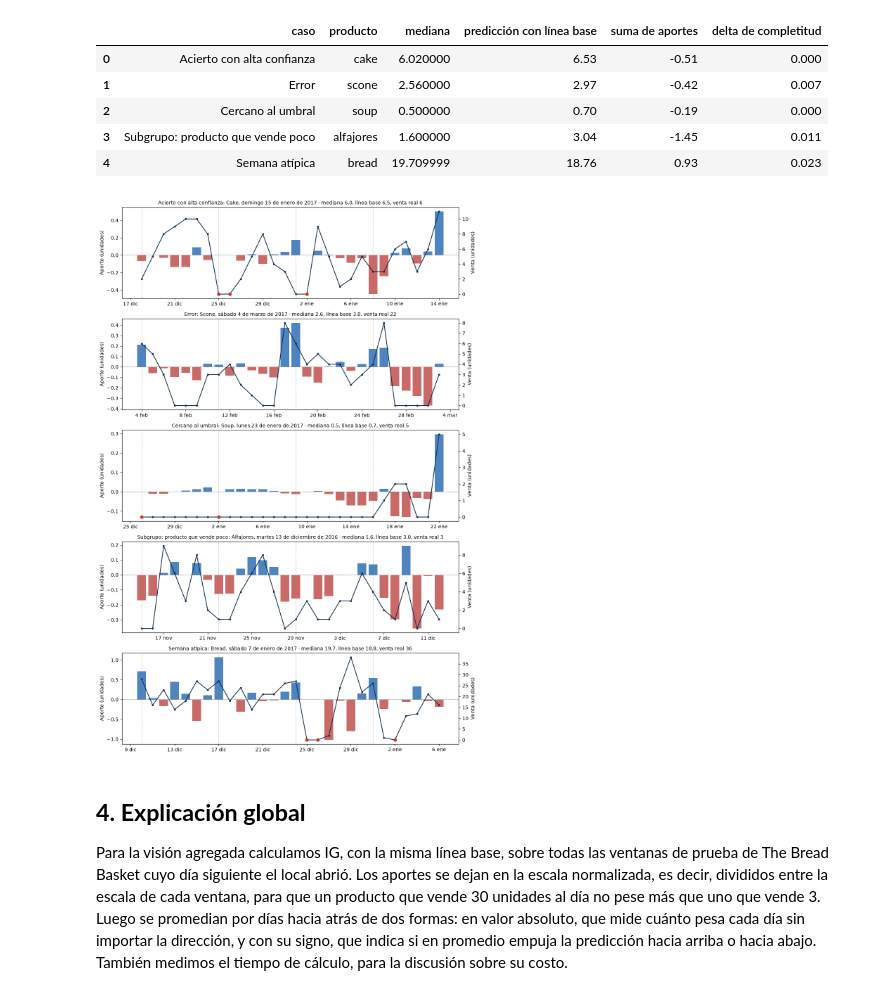
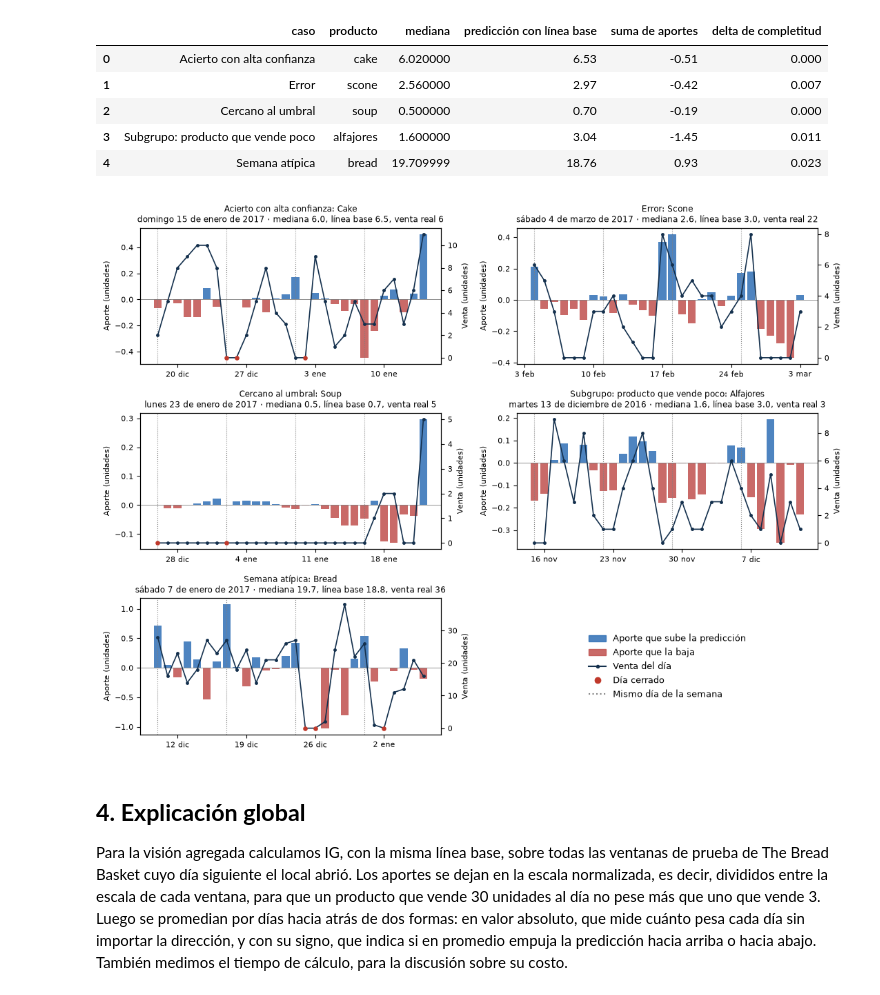
Before and after one commit to Bamo0507/Restocker, a Jupyter notebook: forecasting/explainableAi/explicabilidad.ipynb, the cells around one changed output. Saved outputs shown, nothing was run; the diff lists cells and outputs as text; code cells hidden in the pictures.

Commit message:
docs: compact XAI figures for the lab 10 report

```diff
--- a/forecasting/explainableAi/explicabilidad.ipynb
+++ b/forecasting/explainableAi/explicabilidad.ipynb
@@ -220,35 +220,49 @@ summary[["caso", "producto", "mediana", "predicción con línea base", "suma de
 | 4 | Semana atípica | bread | 19.709999 | 18.76 | 0.93 | 0.023 |
 # %%
 import matplotlib.dates as mdates
+from matplotlib.lines import Line2D
+from matplotlib.patches import Patch
 
 SHORT = ["ene", "feb", "mar", "abr", "may", "jun", "jul", "ago", "sep", "oct", "nov", "dic"]
 short_date = plt.FuncFormatter(lambda x, _: f"{mdates.num2date(x).day} {SHORT[mdates.num2date(x).month - 1]}")
 
-fig, axes = plt.subplots(len(idx), 1, figsize=(11, 3.2 * len(idx)))
+# Cuadrícula de 3 x 2 para que la figura quepa en media página del informe; el sexto panel es la leyenda.
+fig, grid = plt.subplots(3, 2, figsize=(11, 8.2))
+axes = grid.flatten()
 for k, (ax, case) in enumerate(zip(axes, chosen)):
     target_day = dates.iloc[idx[k]]
     days = pd.date_range(end=target_day - pd.Timedelta(days=1), periods=28)
     sales = local.past[k, :, 0] * local.scale[k]
     closed = local.past[k, :, 1] == 0
     ax.bar(days, sales_attr[k], color=["#2f6fb5" if v >= 0 else "#c0504d" for v in sales_attr[k]], alpha=0.85)
     ax.axhline(0, color="gray", linewidth=0.6)
-    ax.set_ylabel("Aporte (unidades)")
-    ax.xaxis.set_major_locator(mdates.DayLocator(interval=4))
+    ax.set_ylabel("Aporte (unidades)", fontsize=8)
+    ax.tick_params(labelsize=8)
+    ax.xaxis.set_major_locator(mdates.DayLocator(interval=7))
     ax.xaxis.set_major_formatter(short_date)
     for day in days[days.dayofweek == target_day.dayofweek]:
         ax.axvline(day, color="gray", linestyle=":", linewidth=0.8)
     twin = ax.twinx()
-    twin.plot(days, sales, color="#14304d", marker="o", markersize=3)
-    twin.scatter(days[closed], sales[closed], color="#c0392b", zorder=3)
-    twin.set_ylabel("Venta (unidades)")
+    twin.plot(days, sales, color="#14304d", marker="o", markersize=2.5, linewidth=1.2)
+    twin.scatter(days[closed], sales[closed], color="#c0392b", s=14, zorder=3)
+    twin.set_ylabel("Venta (unidades)", fontsize=8)
+    twin.tick_params(labelsize=8)
     name = names.iloc[idx[k]].replace("_", " ").capitalize()
-    ax.set_title(f"{case}: {name}, {spanish_date(target_day)} · mediana {median[idx[k], 0]:.1f}, "
-                 f"línea base {base_pred[k]:.1f}, venta real {actual[idx[k], 0]:.0f}", fontsize=10)
+    ax.set_title(f"{case}: {name}\n{spanish_date(target_day)} · mediana {median[idx[k], 0]:.1f}, "
+                 f"línea base {base_pred[k]:.1f}, venta real {actual[idx[k], 0]:.0f}", fontsize=8.5)
+legend = axes[-1]
+legend.axis("off")
+legend.legend(handles=[Patch(color="#2f6fb5", alpha=0.85, label="Aporte que sube la predicción"),
+                       Patch(color="#c0504d", alpha=0.85, label="Aporte que la baja"),
+                       Line2D([], [], color="#14304d", marker="o", markersize=3, label="Venta del día"),
+                       Line2D([], [], color="#c0392b", marker="o", linestyle="", label="Día cerrado"),
+                       Line2D([], [], color="gray", linestyle=":", label="Mismo día de la semana")],
+              loc="center", fontsize=9, frameon=False)
 fig.tight_layout()
 fig.savefig(FIGURES / "explicaciones_locales.png", dpi=200, facecolor="white")
 plt.show()
 # %% [output]
-[figure, old version]
+[figure, new version]
 # %% [markdown]
 ## **4. Explicación global**
 
```
Also changed, not shown: parts of 2 cells of this notebook, 2 other files.
